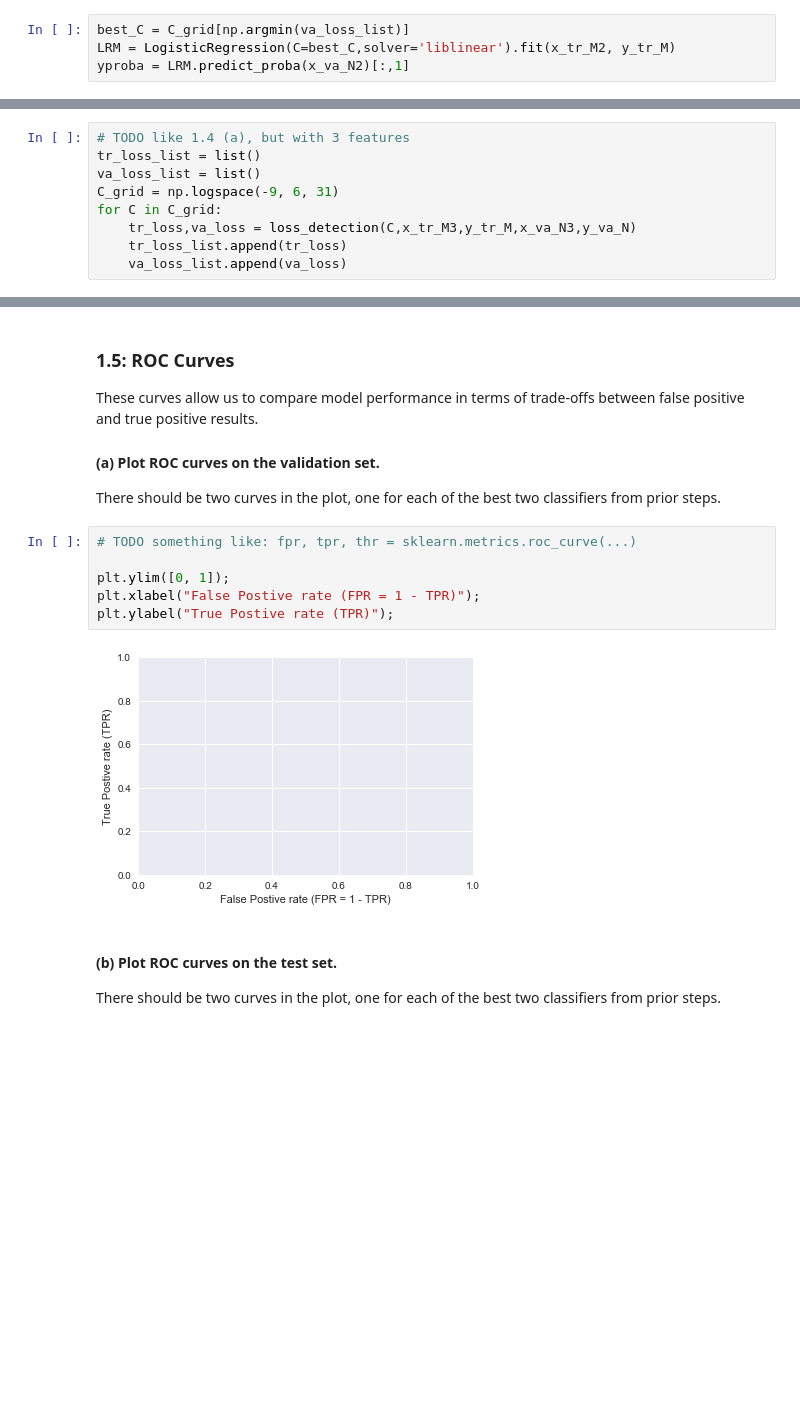
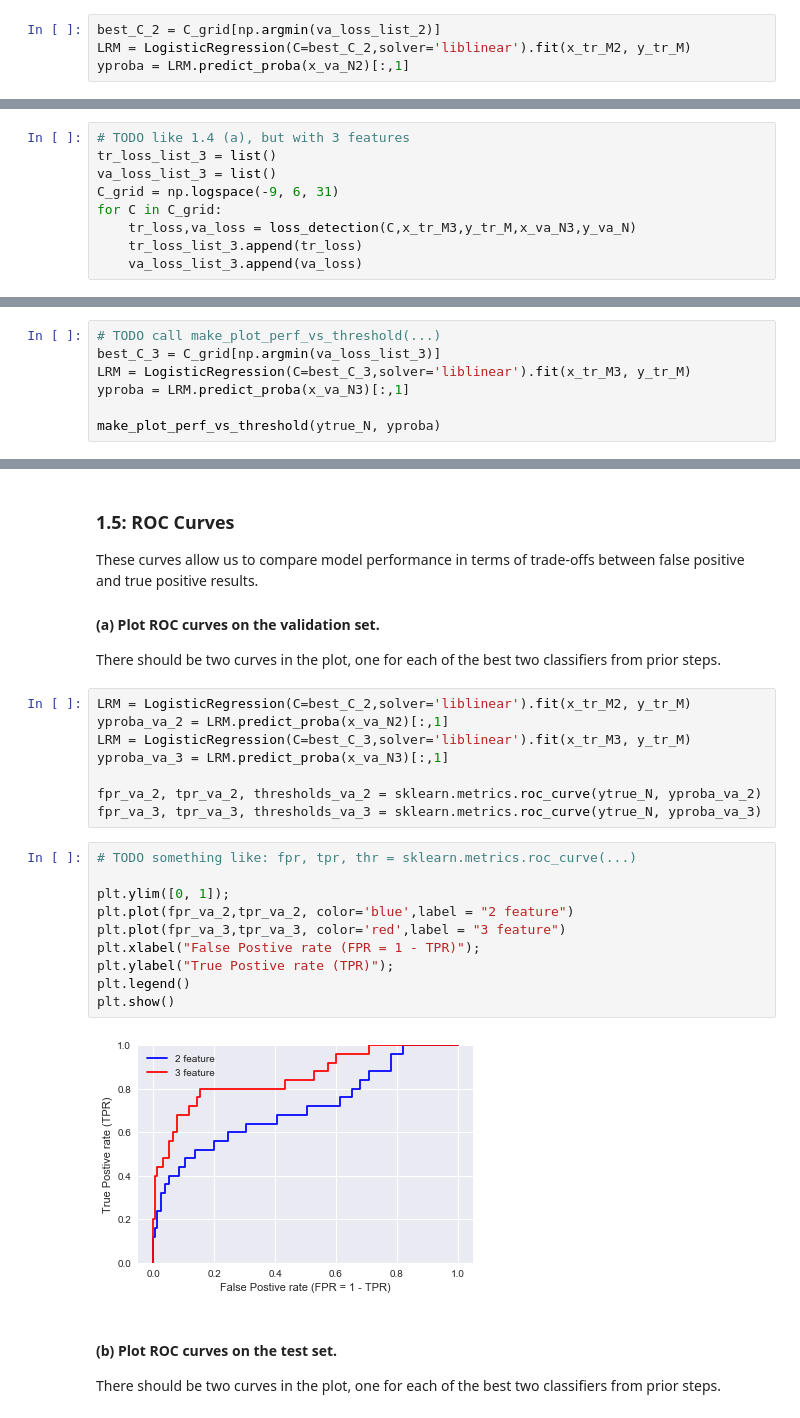
Before and after one commit to drakezhu/comp135_MachineLearning, a Jupyter notebook: hw03/src_and_data/hw03.ipynb, the cells around one changed output, grey strips where cells are left out. Drawn from its saved outputs; the diff is of its cells as text; blank space fills up the shorter version.

```diff
--- a/hw03/src_and_data/hw03.ipynb
+++ b/hw03/src_and_data/hw03.ipynb
@@ -360,6 +360,6 @@ Validation set log-loss at best C-value: 0.3549
 # %% [markdown]
 #### (b) Plot the performance of the predictions made by the best classifier from step (a) on the validation set.
 # %%
-best_C = C_grid[np.argmin(va_loss_list)]
-LRM = LogisticRegression(C=best_C,solver='liblinear').fit(x_tr_M2, y_tr_M)
+best_C_2 = C_grid[np.argmin(va_loss_list_2)]
+LRM = LogisticRegression(C=best_C_2,solver='liblinear').fit(x_tr_M2, y_tr_M)
 yproba = LRM.predict_proba(x_va_N2)[:,1]
@@ -378,13 +374,13 @@ make_plot_perf_vs_threshold(ytrue_N, yproba)
 Repeat the model generation from **1.4 (a)**, using the full 3-feature data.
 # %%
 # TODO like 1.4 (a), but with 3 features
-tr_loss_list = list()
-va_loss_list = list()
+tr_loss_list_3 = list()
+va_loss_list_3 = list()
 C_grid = np.logspace(-9, 6, 31)
 for C in C_grid:
     tr_loss,va_loss = loss_detection(C,x_tr_M3,y_tr_M,x_va_N3,y_va_N)
-    tr_loss_list.append(tr_loss)
-    va_loss_list.append(va_loss)
+    tr_loss_list_3.append(tr_loss)
+    va_loss_list_3.append(va_loss)
 # %% [markdown]
 #### Plot logistic loss (y-axis) vs. C (x-axis) for the 3-feature classifiers on the training set and validation set.
 
@@ -414,0 +409,7 @@ Validation set log-loss at best C-value: 0.2810
+# %%
+# TODO call make_plot_perf_vs_threshold(...)
+best_C_3 = C_grid[np.argmin(va_loss_list_3)]
+LRM = LogisticRegression(C=best_C_3,solver='liblinear').fit(x_tr_M3, y_tr_M)
+yproba = LRM.predict_proba(x_va_N3)[:,1]
+
+make_plot_perf_vs_threshold(ytrue_N, yproba)
@@ -420,14 +423,26 @@ These curves allow us to compare model performance in terms of trade-offs betwee
 #### (a) Plot ROC curves on the validation set.
 
 There should be two curves in the plot, one for each of the best two classifiers from prior steps.
+# %%
+LRM = LogisticRegression(C=best_C_2,solver='liblinear').fit(x_tr_M2, y_tr_M)
+yproba_va_2 = LRM.predict_proba(x_va_N2)[:,1]
+LRM = LogisticRegression(C=best_C_3,solver='liblinear').fit(x_tr_M3, y_tr_M)
+yproba_va_3 = LRM.predict_proba(x_va_N3)[:,1]
+
+fpr_va_2, tpr_va_2, thresholds_va_2 = sklearn.metrics.roc_curve(ytrue_N, yproba_va_2)
+fpr_va_3, tpr_va_3, thresholds_va_3 = sklearn.metrics.roc_curve(ytrue_N, yproba_va_3)
 # %%
 # TODO something like: fpr, tpr, thr = sklearn.metrics.roc_curve(...)
 
 plt.ylim([0, 1]);
+plt.plot(fpr_va_2,tpr_va_2, color='blue',label = "2 feature")
+plt.plot(fpr_va_3,tpr_va_3, color='red',label = "3 feature")
 plt.xlabel("False Postive rate (FPR = 1 - TPR)");
 plt.ylabel("True Postive rate (TPR)");
+plt.legend()
+plt.show()
 # %% [output]
-[figure, old version]
+[figure, new version]
 # %% [markdown]
 #### (b) Plot ROC curves on the test set.
 
```
Also changed, not shown: parts of 9 cells of this notebook.
